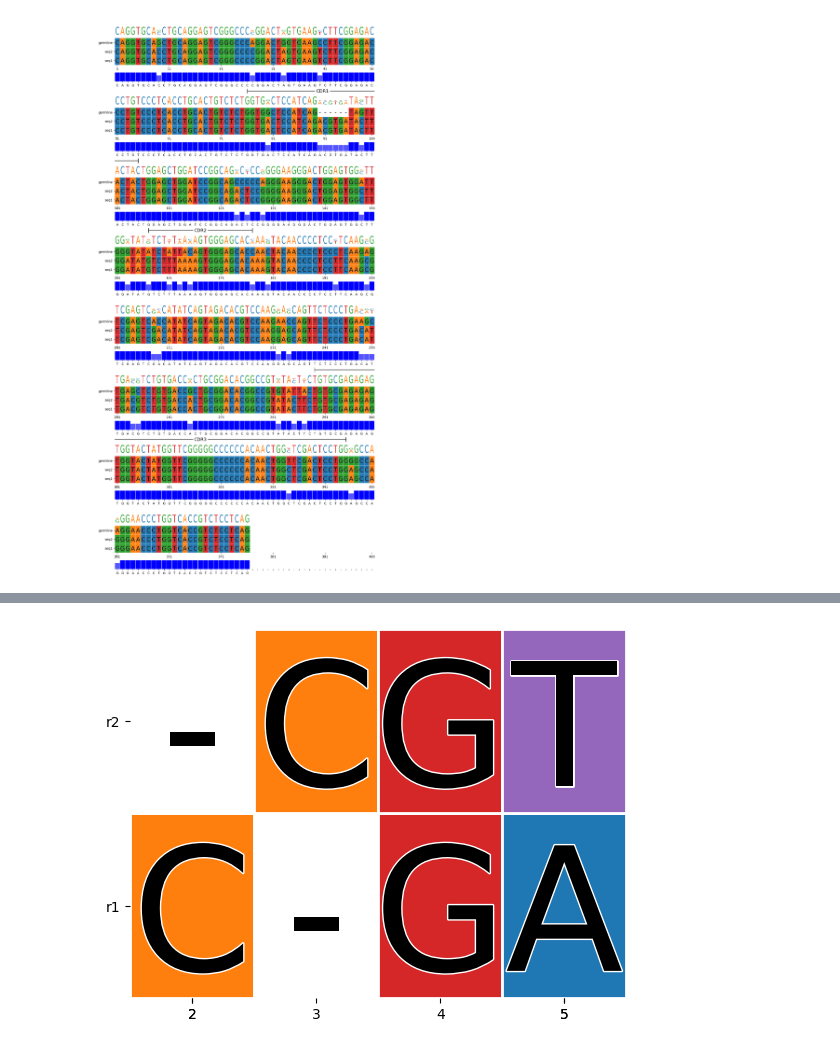
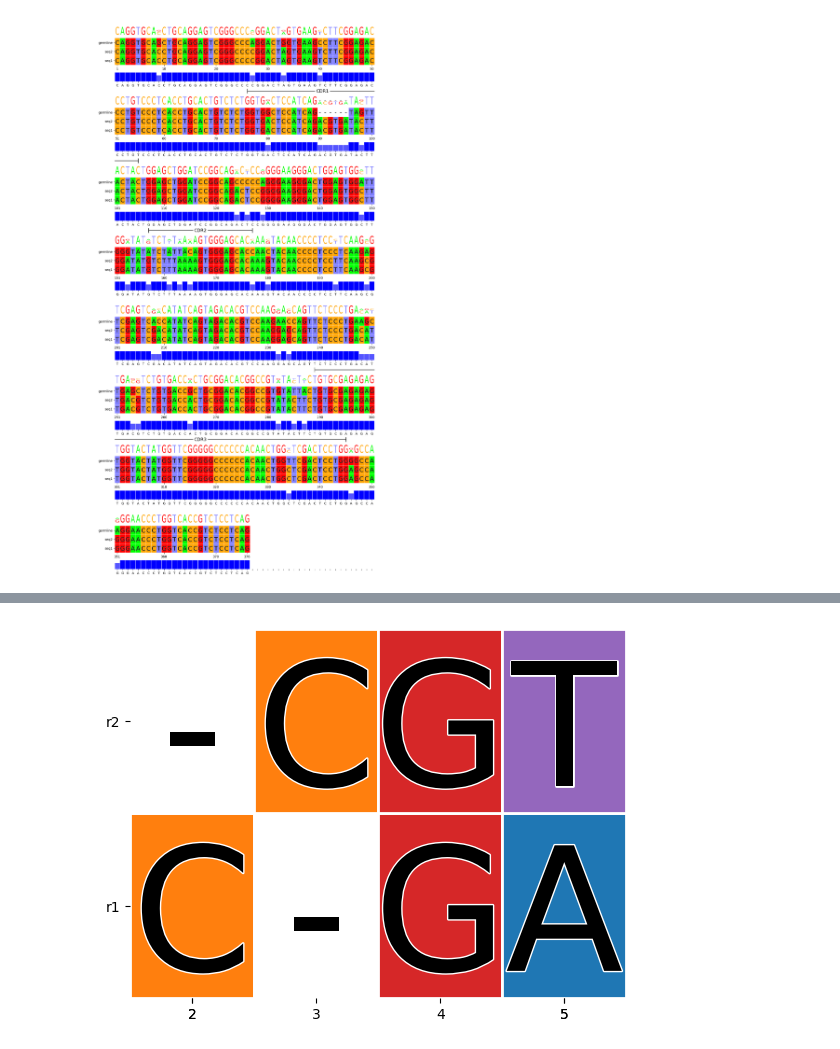
Before and after one commit to mourisl/MSAplot, a Jupyter notebook: example.ipynb, the cells around one changed output, grey strips where cells are left out. Cells and saved outputs as stored; diff of their text form; code cells hidden in the pictures.

Commit message:
Fix small visualization issue. Update README

```diff
--- a/example.ipynb
+++ b/example.ipynb
@@ -11,12 +11,13 @@ germline="CAGGTGCAGCTGCAGGAGTCGGGCCCAGGACTGGTGAAGCCTTCGGAGACCCTGTCCCTCACCTGCACTG
 # %%
 msaplot.DrawComplexMSA(msa=[seq1,seq2, germline], wrap=50,
                seq_names = ['seq1', 'seq2', 'germline'],
+               color_map = msaplot.GetColorMap("dna"),
                panels=[msaplot.DrawAnnotation, msaplot.DrawSeqLogo, msaplot.DrawMSA, msaplot.DrawConsensusHisto],
                panel_params = [{"annotations":[["CDR1",75,104], ["CDR2",156,176],
                                                ["CDR3",288,344]]},
                                {}, {}, {}], figsize=[12,24])
                #panel_height_ratios=[0.4, 1, 0.25])
 #plt.tight_layout()
 plt.show()
 # %% [output]
-[figure, old version]
+[figure, new version]
```
Also changed, not shown: parts of 1 cell of this notebook, 1 other file.
